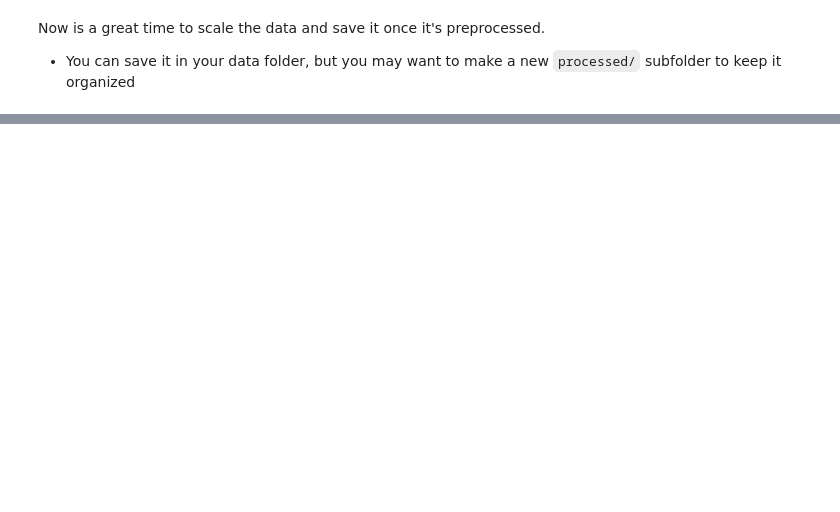
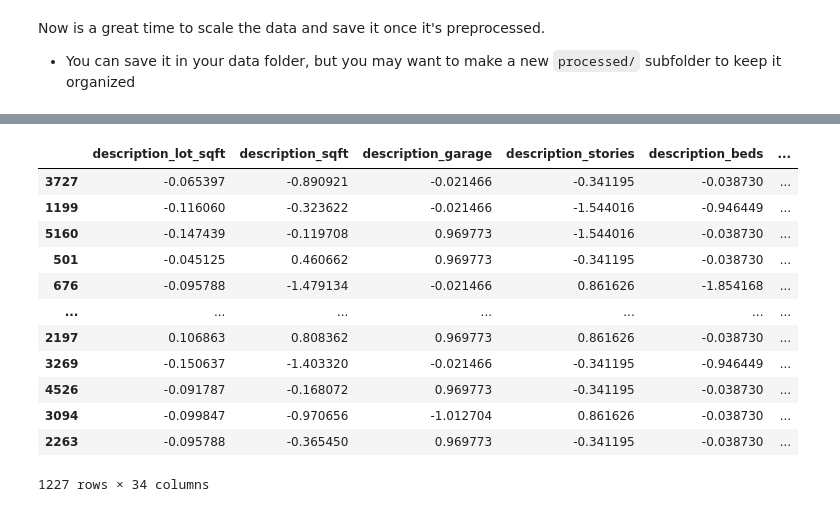
Before and after one commit to wjura/lhl-midterm-project, a Jupyter notebook: notebooks/1 - EDA.ipynb, the cells around one changed output, grey strips where cells are left out. Saved outputs shown, nothing was run; the diff lists cells and outputs as text; code cells hidden in the pictures; blank space fills up the shorter version.

```diff
--- a/notebooks/1 - EDA.ipynb
+++ b/notebooks/1 - EDA.ipynb
@@ -756,3 +779,19 @@ X_test = pd.DataFrame(X_test)
+# %%
+X_test
+# %% [output]
+|  | description_lot_sqft | description_sqft | description_garage | description_stories | description_beds | ... |
+| 3727 | -0.065397 | -0.890921 | -0.021466 | -0.341195 | -0.038730 | ... |
+| 1199 | -0.116060 | -0.323622 | -0.021466 | -1.544016 | -0.946449 | ... |
+| 5160 | -0.147439 | -0.119708 | 0.969773 | -1.544016 | -0.038730 | ... |
+| 501 | -0.045125 | 0.460662 | 0.969773 | -0.341195 | -0.038730 | ... |
+| 676 | -0.095788 | -1.479134 | -0.021466 | 0.861626 | -1.854168 | ... |
+| ... | ... | ... | ... | ... | ... | ... |
+| 2197 | 0.106863 | 0.808362 | 0.969773 | 0.861626 | -0.038730 | ... |
+| 3269 | -0.150637 | -1.403320 | -0.021466 | -0.341195 | -0.946449 | ... |
+| 4526 | -0.091787 | -0.168072 | 0.969773 | -0.341195 | -0.038730 | ... |
+| 3094 | -0.099847 | -0.970656 | -1.012704 | 0.861626 | -0.038730 | ... |
+| 2263 | -0.095788 | -0.365450 | 0.969773 | -0.341195 | -0.038730 | ... |
+1227 rows × 34 columns
 # %%
 #Exporting test/training data into CSV
 
```
Also changed, not shown: parts of 15 cells of this notebook, 2 other files.
